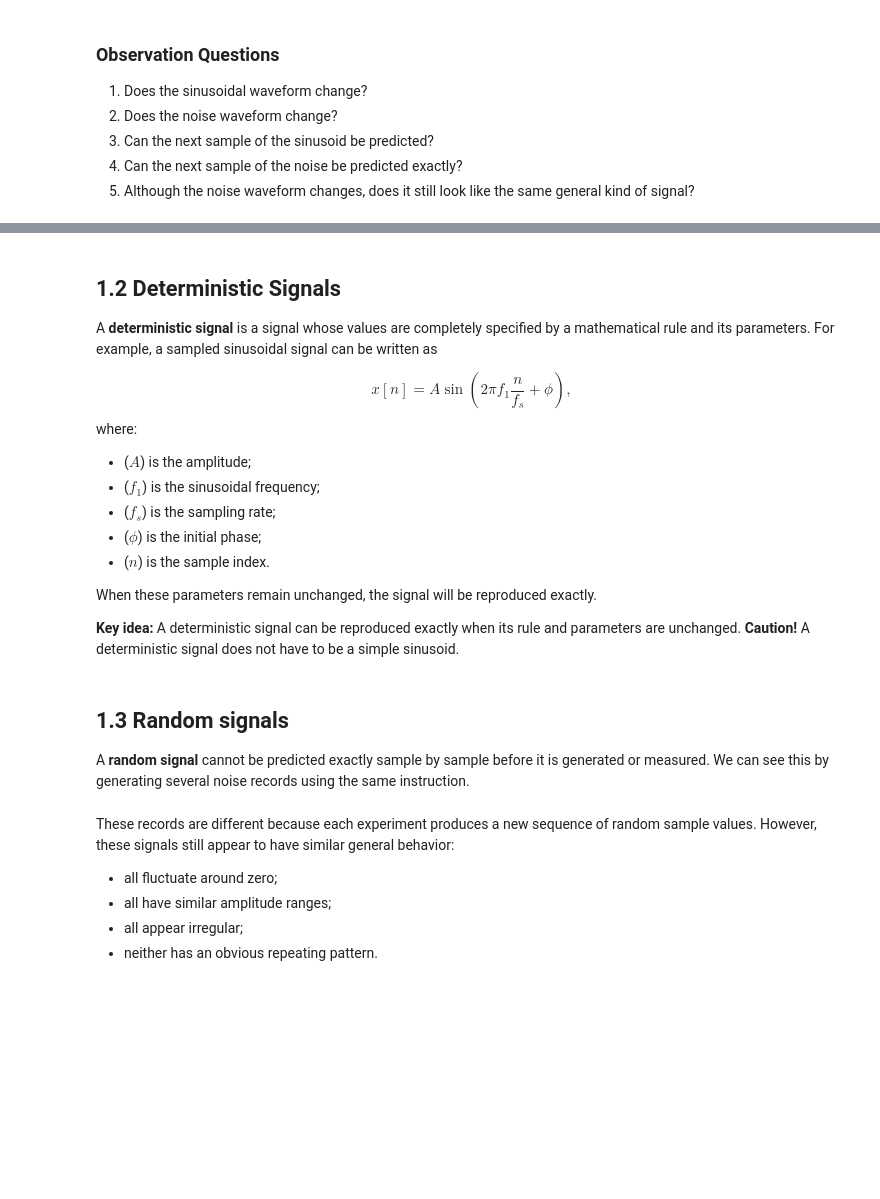
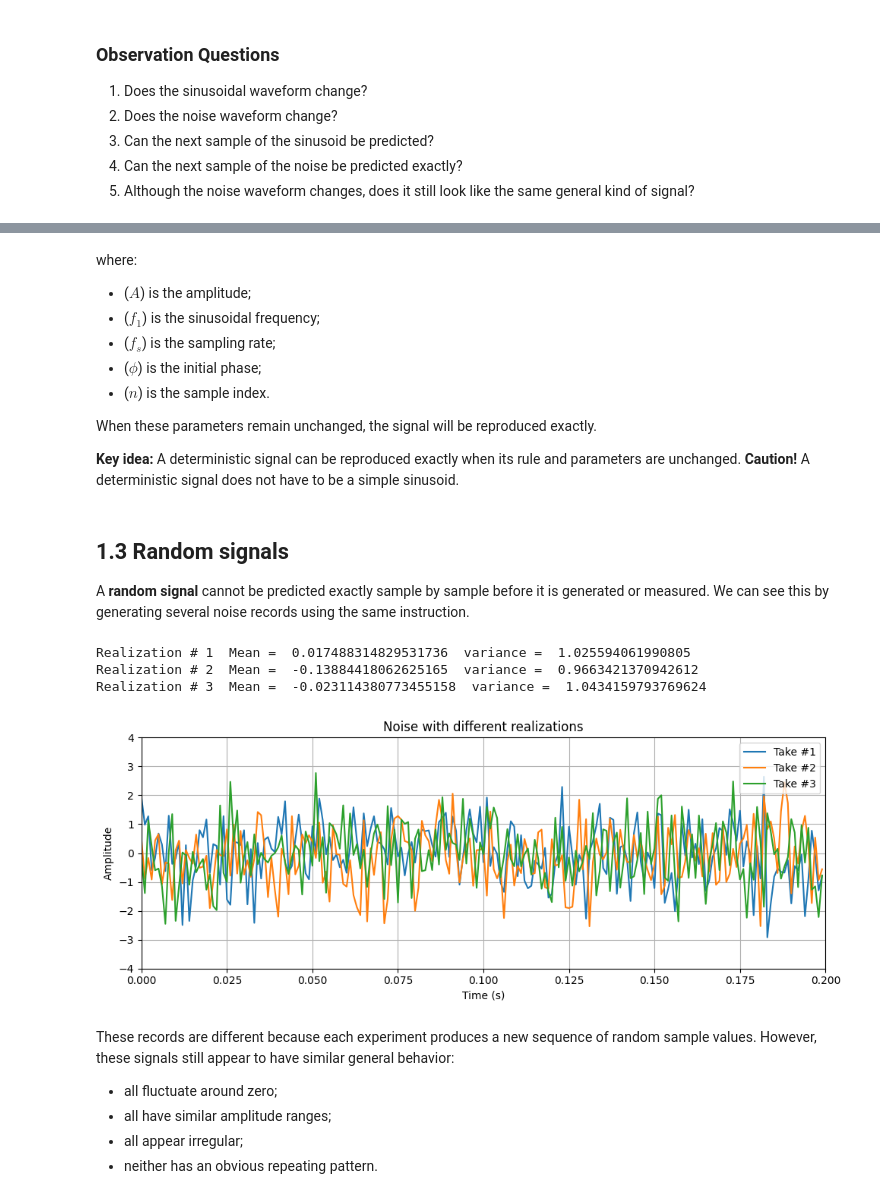
Before and after one commit to ktpitch/dsp_notebooks, a Jupyter notebook: notebooks/w03/dft_with_noise.ipynb, the cells around one changed output, grey strips where cells are left out. Drawn from its saved outputs; the diff is of its cells as text; code cells hidden in the pictures; blank space fills up the shorter version.

```diff
--- a/notebooks/w03/dft_with_noise.ipynb
+++ b/notebooks/w03/dft_with_noise.ipynb
@@ -75,10 +84,4 @@ plotSine_and_Noise()
 # %% [markdown]
-## 1.2 Deterministic Signals
-A **deterministic signal** is a signal whose values are completely specified by a mathematical rule and its parameters. For example, a sampled sinusoidal signal can be written as
-
-\\[
-x[n] = A\sin\left(2\pi f_1\frac{n}{f_s}+\phi\right),
-\\]
 where:
 * ($A$) is the amplitude;
 * ($f_1$) is the sinusoidal frequency;
@@ -94,28 +97,37 @@ When these parameters remain unchanged, the signal will be reproduced exactly.
 ## 1.3 Random signals
 A **random signal** cannot be predicted exactly sample by sample before it is generated or measured. We can see this by generating several noise records using the same instruction.
 # %%
-# Try to run this serveral time, look at the statistics and the plots
-# you may notice something.
+# Try to run this serveral time, look at the statistics and the plots you may notice something.
 fs = 1000          # Sampling rate in Hz
 duration = 0.2     # Signal duration in seconds
 N = int(fs * duration)
 t = np.arange(N) / fs
 
+fig, ax = plt.subplots(1,1,figsize=(10,4))
 for i in range(3):
     noise = np.random.randn(N)
-    plt.plot(t,noise,label='Take #'+str(i+1))
+    ax.plot(t,noise,label='Take #'+str(i+1))
     mean = np.mean(noise)
     var = np.var(noise)
     print('Realization #',i+1,' Mean = ', mean,' variance = ',var)
-plt.grid()
-plt.xlabel('Time (s)')
-plt.ylabel('Amplitude')
-plt.title('Noise with different realizations')
-plt.xlim((0,0.2))
-plt.ylim((-4,4))
-plt.grid(True)
-plt.legend(loc='upper right')
-plt.tight_layout()
+ax.grid()
+ax.set_xlabel('Time (s)')
+ax.set_ylabel('Amplitude')
+ax.set_title('Noise with different realizations')
+ax.set_xlim(0,0.2)
+ax.set_ylim(-4,4)
+ax.grid(True)
+ax.legend(loc='upper right')
+fig.tight_layout()
+plt.close(fig)
+# %% [output]
+Realization # 1  Mean =  0.017488314829531736  variance =  1.025594061990805
+Realization # 2  Mean =  -0.13884418062625165  variance =  0.9663421370942612
+Realization # 3  Mean =  -0.023114380773455158  variance =  1.0434159793769624
+# %%
+display(fig)
+# %% [output]
+[figure, added]
 # %% [markdown]
 These records are different because each experiment produces a new sequence of random sample values. However, these signals still appear to have similar general behavior:
 * all fluctuate around zero;
```
Also changed, not shown: parts of 38 cells of this notebook.
